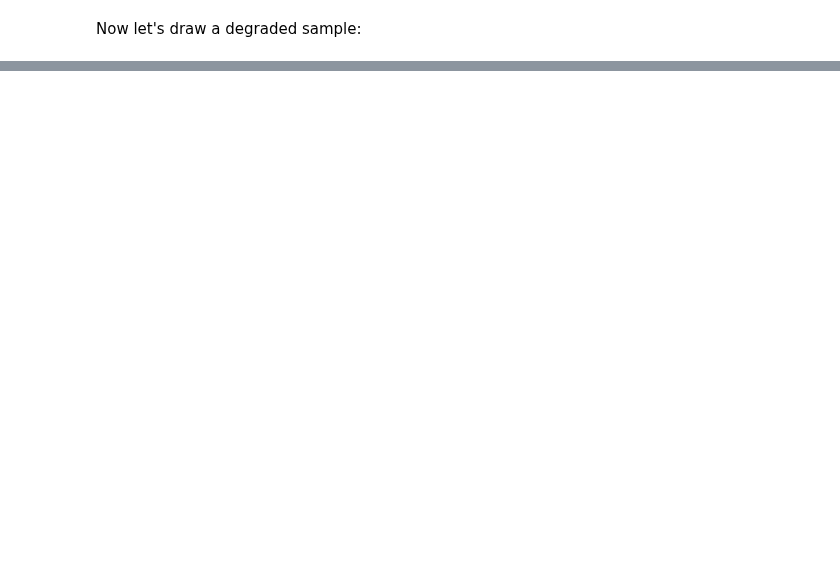
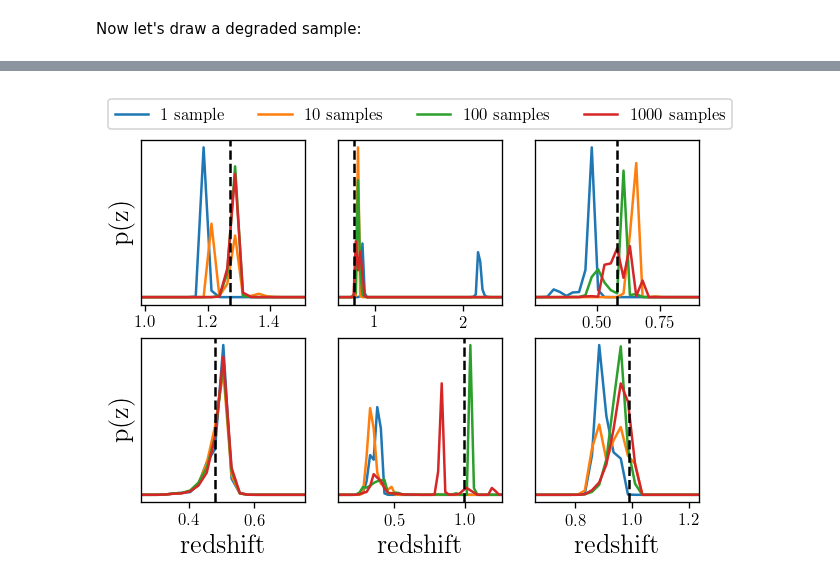
Before and after one commit to LSSTDESC/rail_attic, a Jupyter notebook: examples/creation/posterior-demo.ipynb, the cells around one changed output, grey strips where cells are left out. Drawn from its saved outputs; the diff is of its cells as text; code cells hidden in the pictures; blank space fills up the shorter version.

```diff
--- a/examples/creation/posterior-demo.ipynb
+++ b/examples/creation/posterior-demo.ipynb
@@ -121,6 +121,6 @@ def degrader_cut_nondetects(data: pd.DataFrame, seed: int = None) -> pd.DataFram
 
     return data
 # %%
-creator_degraded = Creator(flowEngine, degrader=degrader_cut_nondetects)
+creator_degraded_wo_nondetects = Creator(flowEngine, degrader=degrader_cut_nondetects)
 # %% [markdown]
 Now let's draw a degraded sample:
@@ -126,0 +144,64 @@ Now let's draw a degraded sample:
+# %%
+
+pdfs_errs_convolved = {
+    err_samples:
+    creator_degraded_wo_nondetects.get_posterior(
+        samples_degraded_wo_nondetects,
+        grid=grid,
+        err_samples=err_samples,
+        seed=0,
+        batch_size=2,
+    )
+    for err_samples in [1, 10, 100, 1000]
+}
+# %%
+fig, axes = plt.subplots(2, 3, dpi=120)
+
+for i, ax in enumerate(axes.flatten()):
+
+    # set dummy values for xlim
+    xlim = [np.inf, -np.inf]
+
+    for pdfs_ in pdfs_errs_convolved.values():
+
+        # plot the pdf
+        pdfs_[i].plot_native(axes=ax)
+
+        # get the x value where the pdf first rises above 2
+        xmin = grid[np.argmax(pdfs_[i].pdf(grid)[0] > 2)]
+        if xmin < xlim[0]:
+            xlim[0] = xmin
+
+        # get the x value where the pdf finally falls below 2
+        xmax = grid[-np.argmax(pdfs_[i].pdf(grid)[0, ::-1] > 2)]
+        if xmax > xlim[1]:
+            xlim[1] = xmax
+
+    # plot the true redshift
+    z_true = samples_degraded_wo_nondetects["redshift"][i]
+    ax.axvline(z_true, c="k", ls="--")
+
+    # set x-label on bottom row
+    if i >= 3:
+        ax.set(xlabel="redshift")
+    # set y-label on far left column
+    if i % 3 == 0:
+        ax.set(ylabel="p(z)")
+
+    # set the x-limits so we can see more detail
+    xlim[0] -= 0.2
+    xlim[1] += 0.2
+    ax.set(xlim=xlim, yticks=[])
+
+# create the legend
+axes[0, 1].plot([], [], c="C0", label=f"1 sample")
+for i, n in enumerate([10, 100, 1000]):
+    axes[0, 1].plot([], [], c=f"C{i+1}", label=f"{n} samples")
+axes[0, 1].legend(
+    bbox_to_anchor=(0.5, 1.3),
+    loc="upper center",
+    ncol=4,
+)
+
+plt.show()
+# %% [output]
@@ -126,0 +209 @@ Now let's draw a degraded sample:
+[figure, added]
```
Also changed, not shown: parts of 36 cells of this notebook, 2 other files.
